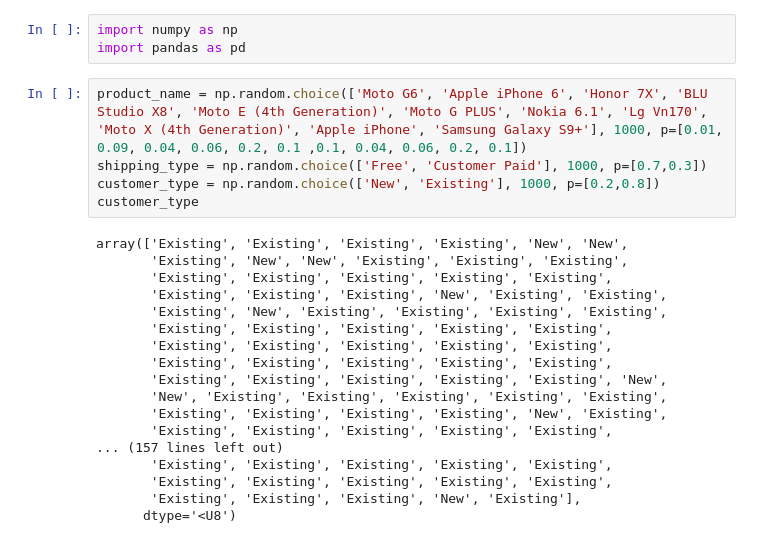
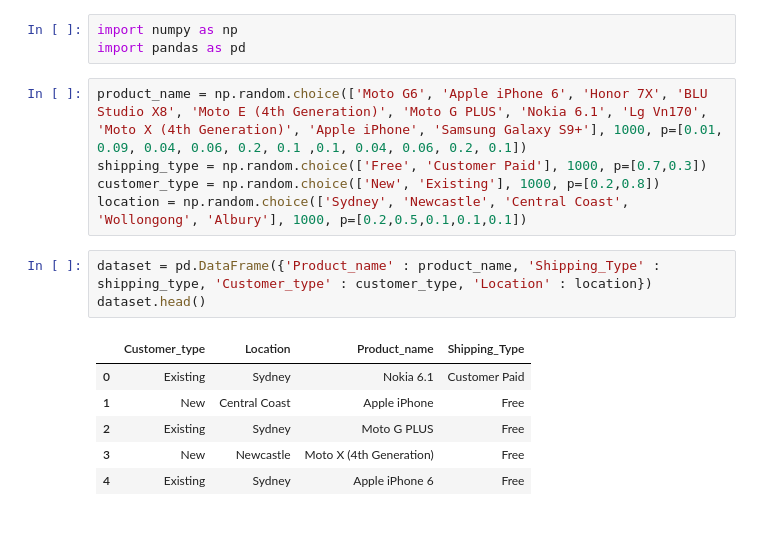
Before and after one commit to highmountainwarrior/Stock-Trading-Algo, a Jupyter notebook: Ecommerce_proj.ipynb, the cells around one changed output. Drawn from its saved outputs; the diff is of its cells as text.

```diff
--- a/Ecommerce_proj.ipynb
+++ b/Ecommerce_proj.ipynb
@@ -5,22 +5,14 @@ import pandas as pd
 product_name = np.random.choice(['Moto G6', 'Apple iPhone 6', 'Honor 7X', 'BLU Studio X8', 'Moto E (4th Generation)', 'Moto G PLUS', 'Nokia 6.1', 'Lg Vn170', 'Moto X (4th Generation)', 'Apple iPhone', 'Samsung Galaxy S9+'], 1000, p=[0.01, 0.09, 0.04, 0.06, 0.2, 0.1 ,0.1, 0.04, 0.06, 0.2, 0.1])
 shipping_type = np.random.choice(['Free', 'Customer Paid'], 1000, p=[0.7,0.3])
 customer_type = np.random.choice(['New', 'Existing'], 1000, p=[0.2,0.8])
-customer_type
+location = np.random.choice(['Sydney', 'Newcastle', 'Central Coast', 'Wollongong', 'Albury'], 1000, p=[0.2,0.5,0.1,0.1,0.1])
-# %% [output]
-array(['Existing', 'Existing', 'Existing', 'Existing', 'New', 'New',
-       'Existing', 'New', 'New', 'Existing', 'Existing', 'Existing',
-       'Existing', 'Existing', 'Existing', 'Existing', 'Existing',
-       'Existing', 'Existing', 'Existing', 'New', 'Existing', 'Existing',
-       'Existing', 'New', 'Existing', 'Existing', 'Existing', 'Existing',
-       'Existing', 'Existing', 'Existing', 'Existing', 'Existing',
-       'Existing', 'Existing', 'Existing', 'Existing', 'Existing',
-       'Existing', 'Existing', 'Existing', 'Existing', 'Existing',
-       'Existing', 'Existing', 'Existing', 'Existing', 'Existing', 'New',
-       'New', 'Existing', 'Existing', 'Existing', 'Existing', 'Existing',
-       'Existing', 'Existing', 'Existing', 'Existing', 'New', 'Existing',
-       'Existing', 'Existing', 'Existing', 'Existing', 'Existing',
-... (157 lines left out)
-       'Existing', 'Existing', 'Existing', 'Existing', 'Existing',
-       'Existing', 'Existing', 'Existing', 'Existing', 'Existing',
-       'Existing', 'Existing', 'Existing', 'New', 'Existing'],
-      dtype='<U8')
+# %%
+dataset = pd.DataFrame({'Product_name' : product_name, 'Shipping_Type' : shipping_type, 'Customer_type' : customer_type, 'Location' : location})
+dataset.head()
+# %% [output]
+|  | Customer_type | Location | Product_name | Shipping_Type |
+| 0 | Existing | Sydney | Nokia 6.1 | Customer Paid |
+| 1 | New | Central Coast | Apple iPhone | Free |
+| 2 | Existing | Sydney | Moto G PLUS | Free |
+| 3 | New | Newcastle | Moto X (4th Generation) | Free |
+| 4 | Existing | Sydney | Apple iPhone 6 | Free |
```
Also changed, not shown: parts of 3 cells of this notebook.
